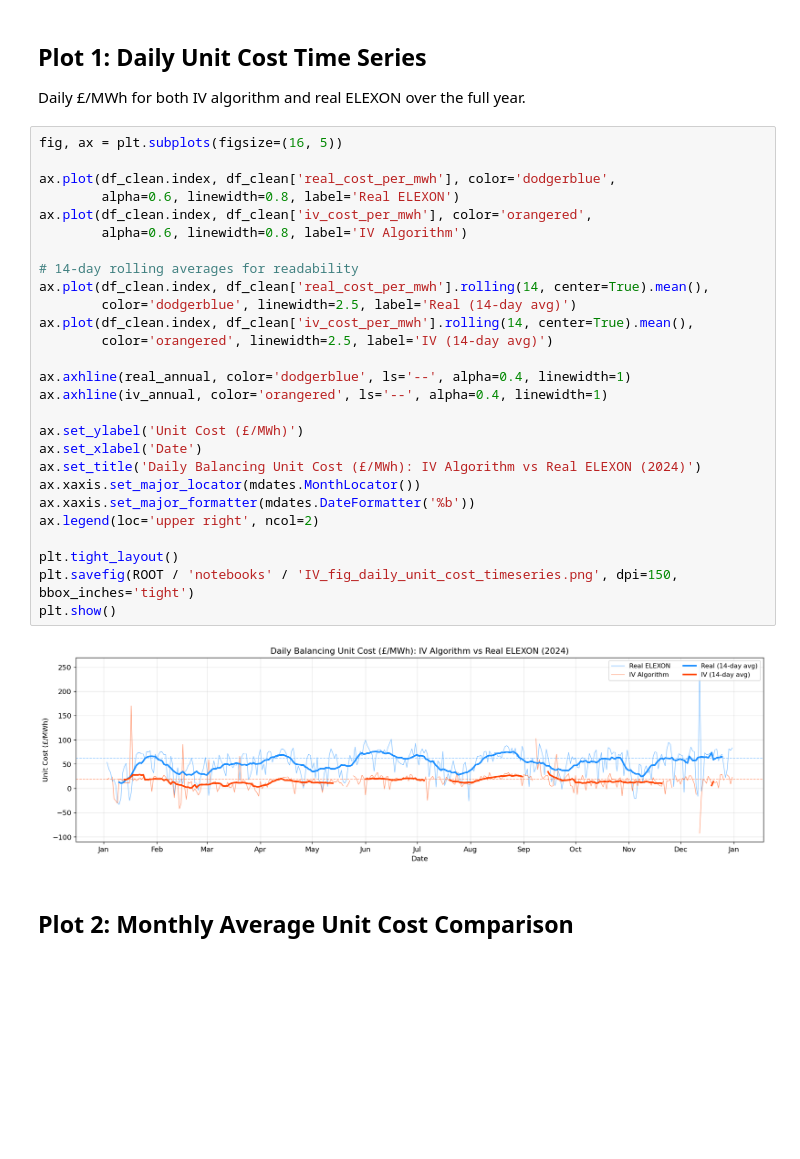
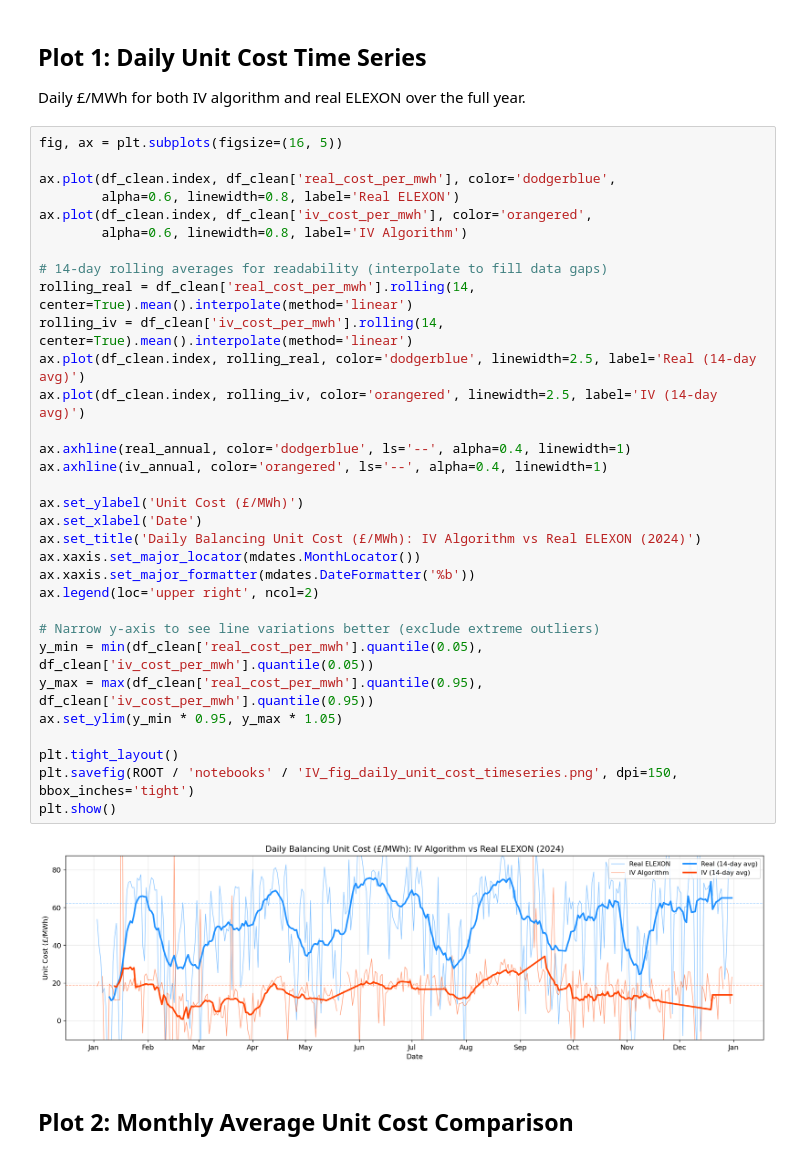
Before and after one commit to IacopoVolpi/MEng_GBPower, a Jupyter notebook: notebooks/IV_cost_per_volume.ipynb, the cells around one changed output. Cells and saved outputs as stored; diff of their text form; blank space fills up the shorter version.

Commit message:
fixing notebook plots

```diff
--- a/notebooks/IV_cost_per_volume.ipynb
+++ b/notebooks/IV_cost_per_volume.ipynb
@@ -158,32 +158,37 @@ Daily £/MWh for both IV algorithm and real ELEXON over the full year.
 # %%
 fig, ax = plt.subplots(figsize=(16, 5))
 
 ax.plot(df_clean.index, df_clean['real_cost_per_mwh'], color='dodgerblue',
         alpha=0.6, linewidth=0.8, label='Real ELEXON')
 ax.plot(df_clean.index, df_clean['iv_cost_per_mwh'], color='orangered',
         alpha=0.6, linewidth=0.8, label='IV Algorithm')
 
-# 14-day rolling averages for readability
-ax.plot(df_clean.index, df_clean['real_cost_per_mwh'].rolling(14, center=True).mean(),
-        color='dodgerblue', linewidth=2.5, label='Real (14-day avg)')
-ax.plot(df_clean.index, df_clean['iv_cost_per_mwh'].rolling(14, center=True).mean(),
-        color='orangered', linewidth=2.5, label='IV (14-day avg)')
+# 14-day rolling averages for readability (interpolate to fill data gaps)
+rolling_real = df_clean['real_cost_per_mwh'].rolling(14, center=True).mean().interpolate(method='linear')
+rolling_iv = df_clean['iv_cost_per_mwh'].rolling(14, center=True).mean().interpolate(method='linear')
+ax.plot(df_clean.index, rolling_real, color='dodgerblue', linewidth=2.5, label='Real (14-day avg)')
+ax.plot(df_clean.index, rolling_iv, color='orangered', linewidth=2.5, label='IV (14-day avg)')
 
 ax.axhline(real_annual, color='dodgerblue', ls='--', alpha=0.4, linewidth=1)
 ax.axhline(iv_annual, color='orangered', ls='--', alpha=0.4, linewidth=1)
 
 ax.set_ylabel('Unit Cost (£/MWh)')
 ax.set_xlabel('Date')
 ax.set_title('Daily Balancing Unit Cost (£/MWh): IV Algorithm vs Real ELEXON (2024)')
 ax.xaxis.set_major_locator(mdates.MonthLocator())
 ax.xaxis.set_major_formatter(mdates.DateFormatter('%b'))
 ax.legend(loc='upper right', ncol=2)
 
+# Narrow y-axis to see line variations better (exclude extreme outliers)
+y_min = min(df_clean['real_cost_per_mwh'].quantile(0.05), df_clean['iv_cost_per_mwh'].quantile(0.05))
+y_max = max(df_clean['real_cost_per_mwh'].quantile(0.95), df_clean['iv_cost_per_mwh'].quantile(0.95))
+ax.set_ylim(y_min * 0.95, y_max * 1.05)
+
 plt.tight_layout()
 plt.savefig(ROOT / 'notebooks' / 'IV_fig_daily_unit_cost_timeseries.png', dpi=150, bbox_inches='tight')
 plt.show()
 # %% [output]
-[figure, old version]
+[figure, new version]
 # %% [markdown]
 ## Plot 2: Monthly Average Unit Cost Comparison
 # %%
```
Also changed, not shown: 4 other files.
